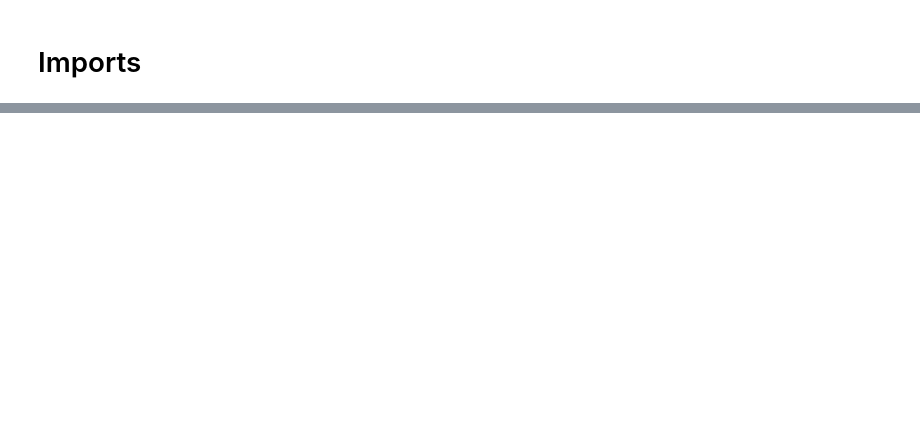
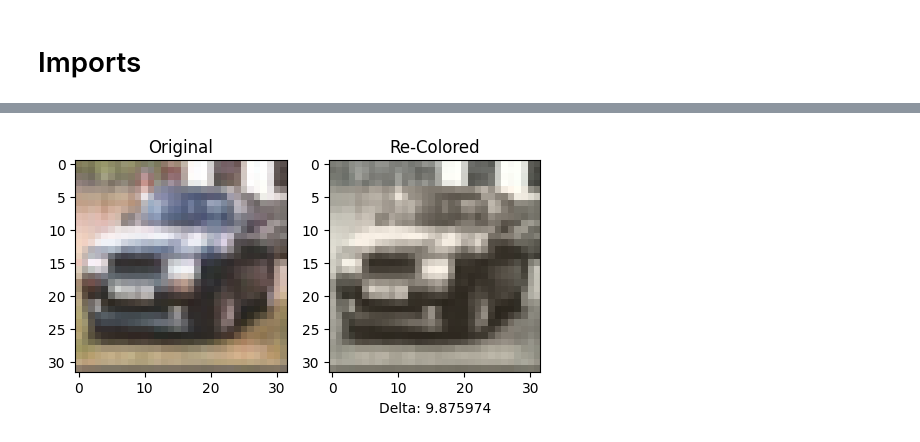
Before and after one commit to DingPang/ACV_Colorization, a Jupyter notebook: main.ipynb, the cells around one changed output, grey strips where cells are left out. Cells and saved outputs as stored; diff of their text form; code cells hidden in the pictures; blank space fills up the shorter version.

```diff
--- a/main.ipynb
+++ b/main.ipynb
@@ -410,16 +256,0 @@ class myEDDataset(Dataset):
-# %%
-def import_image(img):
-    return torch.FloatTensor(np.transpose(color.rgb2lab(np.array(img)), (2, 0, 1)))
-img_transform = transforms.Compose([
-    transforms.Lambda(import_image)
-])
-
-batch_size=8
-
-train_dataset = CIFAR10("./data/CIFAR10", train=True, transform=img_transform, target_transform=None, download=True)
-train_dataset, val_dataset = torch.utils.data.random_split(train_dataset, [0.9, 0.1])
-train_dataloader = DataLoader(train_dataset, batch_size=batch_size, shuffle=True)
-val_dataloader = DataLoader(val_dataset, batch_size=batch_size, shuffle=True)
-
-test_dataset = CIFAR10("./data/CIFAR10", train=False, transform=img_transform, target_transform=None, download=True)
-test_dataloader = DataLoader(test_dataset, batch_size=batch_size, shuffle=True)
@@ -617,0 +376,71 @@ https://arxiv.org/pdf/1712.03400.pdf
+# %%
+#Visualization + Evaluation of Data
+
+#DELTA E 76
+#https://stackoverflow.com/questions/60257518/how-can-i-calculate-the-colorspace-delta-e-in-python-using-only-opencv-numpy-sci
+#http://zschuessler.github.io/DeltaE/learn/
+
+#load model
+model=EDModel()
+model.load_state_dict(torch.load('/content/drive/MyDrive/checkpointFINAL1.pt'))
+model.to(device)
+model.eval()
+
+#parse through test photos
+for idx, data in enumerate(test_dataloader):
+
+    #Resize feature, input; pass through the model to get the pred_ab
+    feature=(data[0])
+    feature=(feature.resize_(1, 3, 299, 299)).to(device)
+    input_L=(((data[0].resize_(1, 3, 32, 32)))[:, 0:1, :, :]).to(device)
+    pred_ab=model(input_L, feature)
+
+    #Get original image and reshape
+    orig_img=np.transpose(((data[0]).numpy())[0, :, :, :], (1, 2, 0))
+
+    #Concatenate the input L value and output a and b values to get the LAB image
+    out_img=np.transpose(
+        (torch.cat([input_L, pred_ab], dim=1))
+        .cpu()
+        .detach()
+        .numpy()[0, :, :, :],
+        (1, 2, 0)
+        )
+
+    #Undo normalization applied when processing images
+    orig_img[:, :, 0]=(orig_img[:, :, 0]*255)-128
+    orig_img[:, :, 1]=(orig_img[:, :, 1]*255)-128
+    orig_img[:, :, 2]=(orig_img[:, :, 2]*255)-128
+    out_img[:, :, 0]=(out_img[:, :, 0]*255)-128
+    out_img[:, :, 1]=(out_img[:, :, 1]*255)-128
+    out_img[:, :, 2]=(out_img[:, :, 2]*255)-128
+
+    #get diff between out and original images
+    diff=orig_img-out_img
+
+    diffL=diff[:, :, 0]
+    diffa=diff[:, :, 1]
+    diffb=diff[:, :, 2]
+
+    #Get delta value
+    delta=np.mean(np.sqrt((diffL*diffL)+(diffa*diffa)+(diffb*diffb)))
+
+    #Visualize the output and target images
+    rgb_orig_img=color.lab2rgb(orig_img)
+    rgb_out_img=color.lab2rgb(out_img)
+
+    img_plot=[rgb_orig_img, rgb_out_img]
+
+    fig, ax = plt.subplots(figsize=(6, 6), nrows=1, ncols=2)
+    ax[0].imshow(rgb_orig_img)
+    ax[0].title.set_text('Original')
+    ax[1].imshow(rgb_out_img)
+    ax[1].title.set_text('Re-Colored')
+
+    plt.xlabel('Delta: ' + str(delta))
+    plt.show()
+
+    #delete to allow ALL test pictures to be processed
+    break
+# %% [output]
+[figure, added]
```
Also changed, not shown: parts of 39 cells of this notebook.
